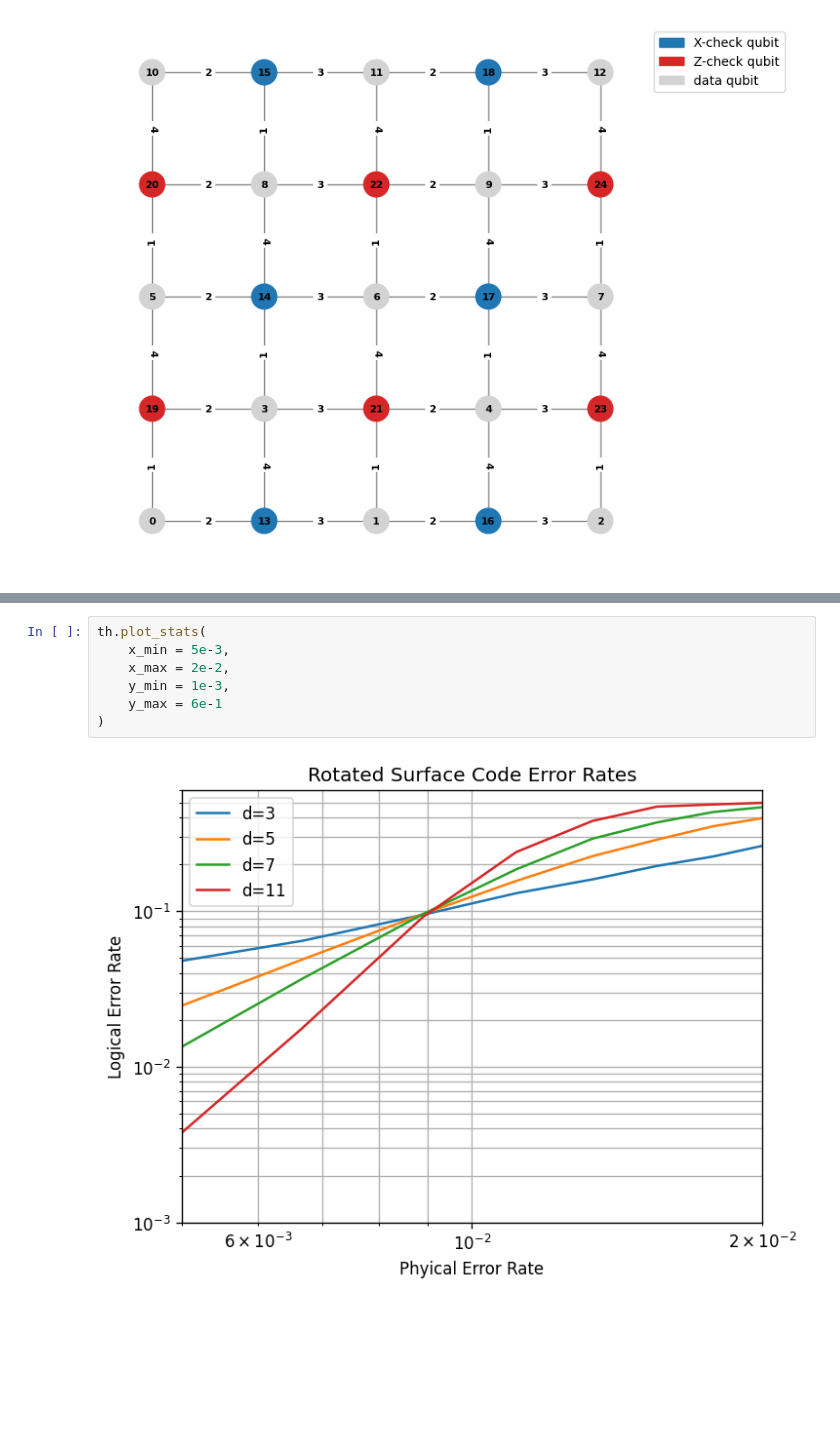
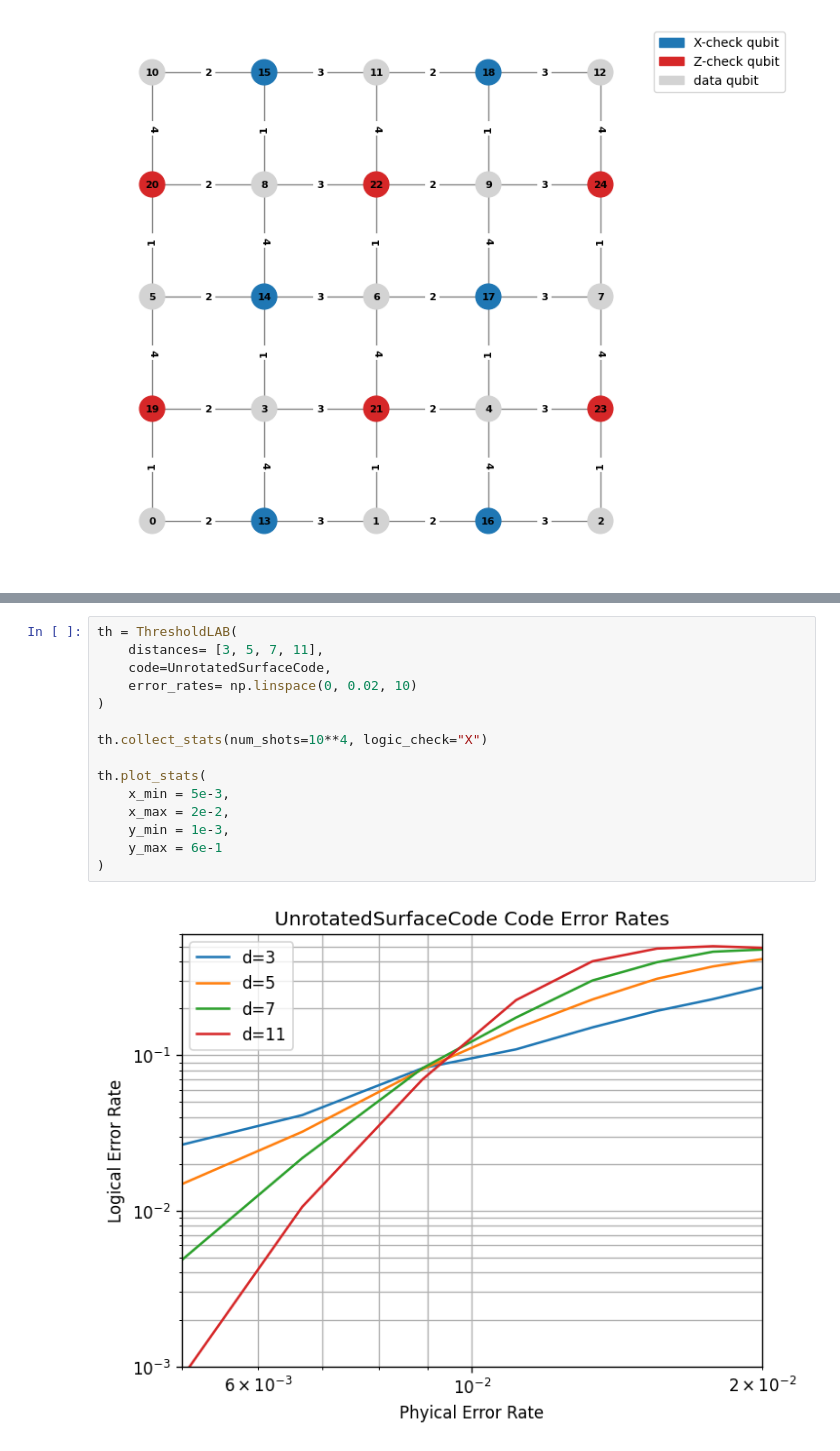
Before and after one commit to adelshb/graphqec, a Jupyter notebook: notebooks/unrotated_surface_code.ipynb, the cells around one changed output, grey strips where cells are left out. Cells and saved outputs as stored; diff of their text form; blank space fills up the shorter version.

Commit message:
update unrotated surface code

```diff
--- a/notebooks/unrotated_surface_code.ipynb
+++ b/notebooks/unrotated_surface_code.ipynb
@@ -45,9 +54,17 @@ th.collect_stats(num_shots=10**4)
 # %%
+th = ThresholdLAB(
+    distances= [3, 5, 7, 11],
+    code=UnrotatedSurfaceCode,
+    error_rates= np.linspace(0, 0.02, 10)
+)
+
+th.collect_stats(num_shots=10**4, logic_check="X")
+
 th.plot_stats(
     x_min = 5e-3,
     x_max = 2e-2,
     y_min = 1e-3,
     y_max = 6e-1
 )
 # %% [output]
-[figure, old version]
+[figure, new version]
```
Also changed, not shown: parts of 2 cells of this notebook, 2 other files.
